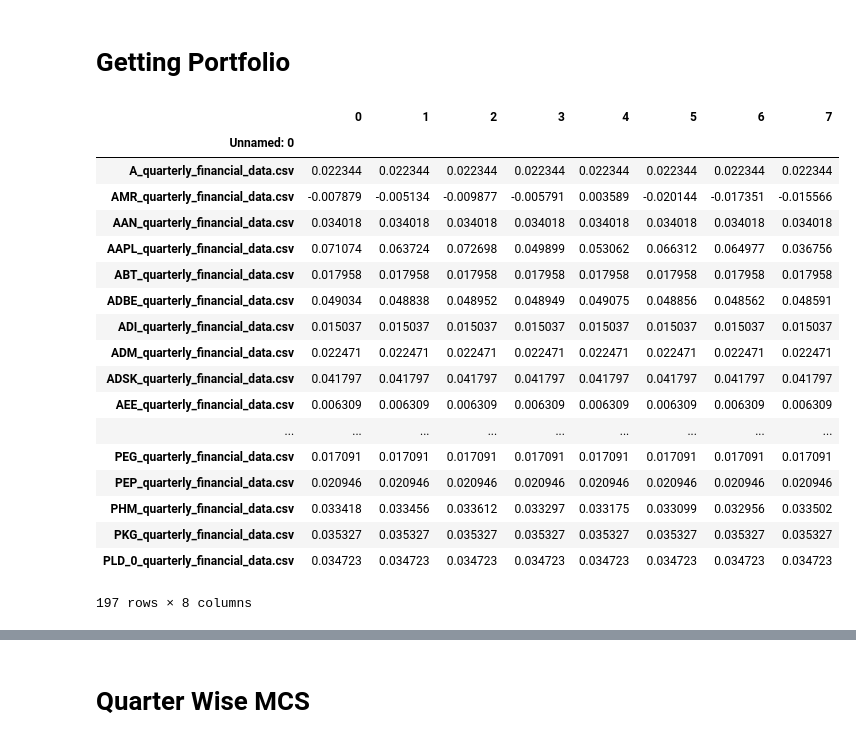
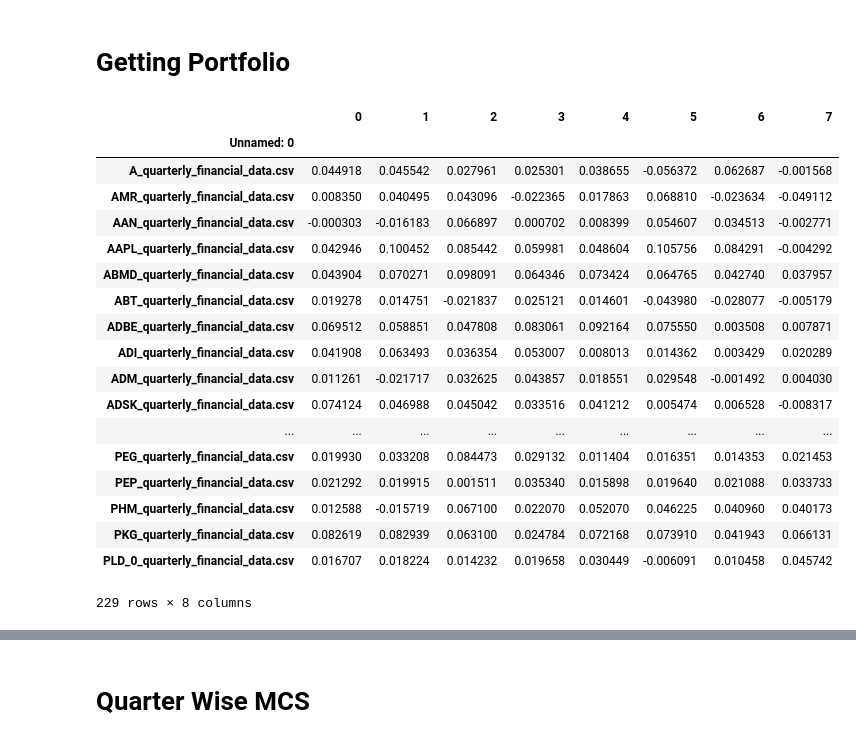
Before and after one commit to durveshb/Portfolio-Management, a Jupyter notebook: 010_MonteCarlo.ipynb, the cells around one changed output, grey strips where cells are left out. Cells and saved outputs as stored; diff of their text form; code cells hidden in the pictures.

```diff
--- a/010_MonteCarlo.ipynb
+++ b/010_MonteCarlo.ipynb
@@ -143,31 +143,31 @@ array([1.030317  , 1.03216288, 1.00682316, 1.01798117, 1.00051154,
 # %% [markdown]
 # Getting Portfolio
 # %%
-preds = pd.read_csv('./All_Data/Labels_and_Preds/standard_Predictions_Lasso.csv',delimiter = ',')
+preds = pd.read_csv('./All_Data/Labels_and_Preds/Predictions_RF.csv',delimiter = ',')
 labels = pd.read_csv('./All_Data/Labels_and_Preds/Labels.csv',delimiter = ',')
 preds = preds.set_index('Unnamed: 0')
 labels = labels.set_index('Unnamed: 0')
 preds
 # %% [output]
 |  | 0 | 1 | 2 | 3 | 4 | 5 | 6 | 7 |
 | Unnamed: 0 |  |  |  |  |  |  |  |  |
-| A_quarterly_financial_data.csv | 0.022344 | 0.022344 | 0.022344 | 0.022344 | 0.022344 | 0.022344 | 0.022344 | 0.022344 |
-| AMR_quarterly_financial_data.csv | -0.007879 | -0.005134 | -0.009877 | -0.005791 | 0.003589 | -0.020144 | -0.017351 | -0.015566 |
-| AAN_quarterly_financial_data.csv | 0.034018 | 0.034018 | 0.034018 | 0.034018 | 0.034018 | 0.034018 | 0.034018 | 0.034018 |
-| AAPL_quarterly_financial_data.csv | 0.071074 | 0.063724 | 0.072698 | 0.049899 | 0.053062 | 0.066312 | 0.064977 | 0.036756 |
-| ABT_quarterly_financial_data.csv | 0.017958 | 0.017958 | 0.017958 | 0.017958 | 0.017958 | 0.017958 | 0.017958 | 0.017958 |
-| ADBE_quarterly_financial_data.csv | 0.049034 | 0.048838 | 0.048952 | 0.048949 | 0.049075 | 0.048856 | 0.048562 | 0.048591 |
-| ADI_quarterly_financial_data.csv | 0.015037 | 0.015037 | 0.015037 | 0.015037 | 0.015037 | 0.015037 | 0.015037 | 0.015037 |
-| ADM_quarterly_financial_data.csv | 0.022471 | 0.022471 | 0.022471 | 0.022471 | 0.022471 | 0.022471 | 0.022471 | 0.022471 |
-| ADSK_quarterly_financial_data.csv | 0.041797 | 0.041797 | 0.041797 | 0.041797 | 0.041797 | 0.041797 | 0.041797 | 0.041797 |
-| AEE_quarterly_financial_data.csv | 0.006309 | 0.006309 | 0.006309 | 0.006309 | 0.006309 | 0.006309 | 0.006309 | 0.006309 |
+| A_quarterly_financial_data.csv | 0.044918 | 0.045542 | 0.027961 | 0.025301 | 0.038655 | -0.056372 | 0.062687 | -0.001568 |
+| AMR_quarterly_financial_data.csv | 0.008350 | 0.040495 | 0.043096 | -0.022365 | 0.017863 | 0.068810 | -0.023634 | -0.049112 |
+| AAN_quarterly_financial_data.csv | -0.000303 | -0.016183 | 0.066897 | 0.000702 | 0.008399 | 0.054607 | 0.034513 | -0.002771 |
+| AAPL_quarterly_financial_data.csv | 0.042946 | 0.100452 | 0.085442 | 0.059981 | 0.048604 | 0.105756 | 0.084291 | -0.004292 |
+| ABMD_quarterly_financial_data.csv | 0.043904 | 0.070271 | 0.098091 | 0.064346 | 0.073424 | 0.064765 | 0.042740 | 0.037957 |
+| ABT_quarterly_financial_data.csv | 0.019278 | 0.014751 | -0.021837 | 0.025121 | 0.014601 | -0.043980 | -0.028077 | -0.005179 |
+| ADBE_quarterly_financial_data.csv | 0.069512 | 0.058851 | 0.047808 | 0.083061 | 0.092164 | 0.075550 | 0.003508 | 0.007871 |
+| ADI_quarterly_financial_data.csv | 0.041908 | 0.063493 | 0.036354 | 0.053007 | 0.008013 | 0.014362 | 0.003429 | 0.020289 |
+| ADM_quarterly_financial_data.csv | 0.011261 | -0.021717 | 0.032625 | 0.043857 | 0.018551 | 0.029548 | -0.001492 | 0.004030 |
+| ADSK_quarterly_financial_data.csv | 0.074124 | 0.046988 | 0.045042 | 0.033516 | 0.041212 | 0.005474 | 0.006528 | -0.008317 |
 | ... | ... | ... | ... | ... | ... | ... | ... | ... |
-| PEG_quarterly_financial_data.csv | 0.017091 | 0.017091 | 0.017091 | 0.017091 | 0.017091 | 0.017091 | 0.017091 | 0.017091 |
-| PEP_quarterly_financial_data.csv | 0.020946 | 0.020946 | 0.020946 | 0.020946 | 0.020946 | 0.020946 | 0.020946 | 0.020946 |
-| PHM_quarterly_financial_data.csv | 0.033418 | 0.033456 | 0.033612 | 0.033297 | 0.033175 | 0.033099 | 0.032956 | 0.033502 |
-| PKG_quarterly_financial_data.csv | 0.035327 | 0.035327 | 0.035327 | 0.035327 | 0.035327 | 0.035327 | 0.035327 | 0.035327 |
-| PLD_0_quarterly_financial_data.csv | 0.034723 | 0.034723 | 0.034723 | 0.034723 | 0.034723 | 0.034723 | 0.034723 | 0.034723 |
+| PEG_quarterly_financial_data.csv | 0.019930 | 0.033208 | 0.084473 | 0.029132 | 0.011404 | 0.016351 | 0.014353 | 0.021453 |
+| PEP_quarterly_financial_data.csv | 0.021292 | 0.019915 | 0.001511 | 0.035340 | 0.015898 | 0.019640 | 0.021088 | 0.033733 |
+| PHM_quarterly_financial_data.csv | 0.012588 | -0.015719 | 0.067100 | 0.022070 | 0.052070 | 0.046225 | 0.040960 | 0.040173 |
+| PKG_quarterly_financial_data.csv | 0.082619 | 0.082939 | 0.063100 | 0.024784 | 0.072168 | 0.073910 | 0.041943 | 0.066131 |
+| PLD_0_quarterly_financial_data.csv | 0.016707 | 0.018224 | 0.014232 | 0.019658 | 0.030449 | -0.006091 | 0.010458 | 0.045742 |
-197 rows × 8 columns
+229 rows × 8 columns
 # %%
 def get_index_names(df):
     names = []
```
Also changed, not shown: parts of 19 cells of this notebook, 1 other file.
